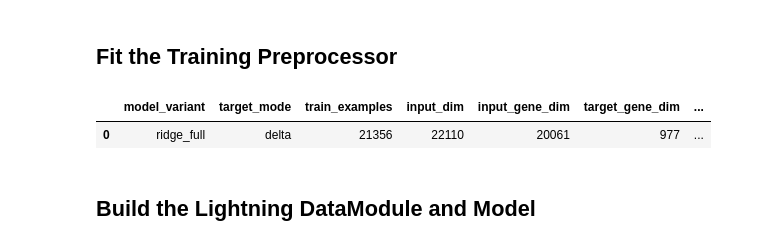
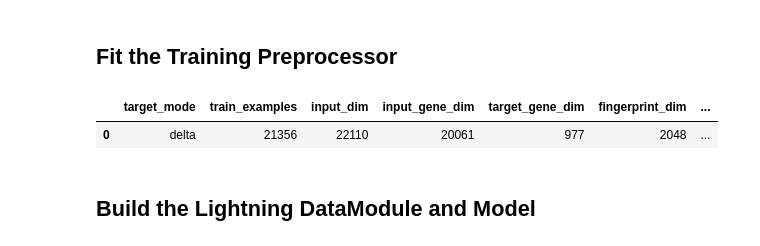
Before and after one commit to wilsonliam/deep-learning-final-project, a Jupyter notebook: Machine_Learning/4_Linear_Regression_implementatin.ipynb, the cells around one changed output. Cells and saved outputs as stored; diff of their text form; code cells hidden in the pictures.

```diff
--- a/Machine_Learning/4_Linear_Regression_implementatin.ipynb
+++ b/Machine_Learning/4_Linear_Regression_implementatin.ipynb
@@ -1415,26 +1401,19 @@ display(batch_summary_df)
 # %%
 training_preprocessor = TrainingPreprocessor(
     train_examples_df=train_examples_df,
     dmso_bundle=dmso_bundle,
     treatment_bundle=treatment_bundle,
     fingerprint_bundle=fingerprint_bundle,
     target_gene_indices=target_gene_indices,
-    model_variant=MODEL_VARIANT,
     target_mode=TARGET_MODE,
-    target_pca_components=TARGET_PCA_COMPONENTS,
     batch_size=PREPROCESS_BATCH_SIZE,
 ).fit()
 
 preprocessor_summary_df = training_preprocessor.summary_frame()
-if MODEL_VARIANT == "ridge_compressed" and training_preprocessor.pca_components is None:
-    raise ValueError("Compressed ridge preprocessing did not fit a target PCA basis.")
-if MODEL_VARIANT == "ridge_full" and training_preprocessor.pca_components is not None:
-    raise ValueError("Full ridge preprocessing should not create PCA components.")
-
 display(preprocessor_summary_df)
 # %% [output]
-|  | model_variant | target_mode | train_examples | input_dim | input_gene_dim | target_gene_dim | ... |
-| 0 | ridge_full | delta | 21356 | 22110 | 20061 | 977 | ... |
+|  | target_mode | train_examples | input_dim | input_gene_dim | target_gene_dim | fingerprint_dim | ... |
+| 0 | delta | 21356 | 22110 | 20061 | 977 | 2048 | ... |
 # %% [markdown]
 ## Build the Lightning DataModule and Model
 # %%
```
Also changed, not shown: parts of 11 cells of this notebook, 1 other file.
